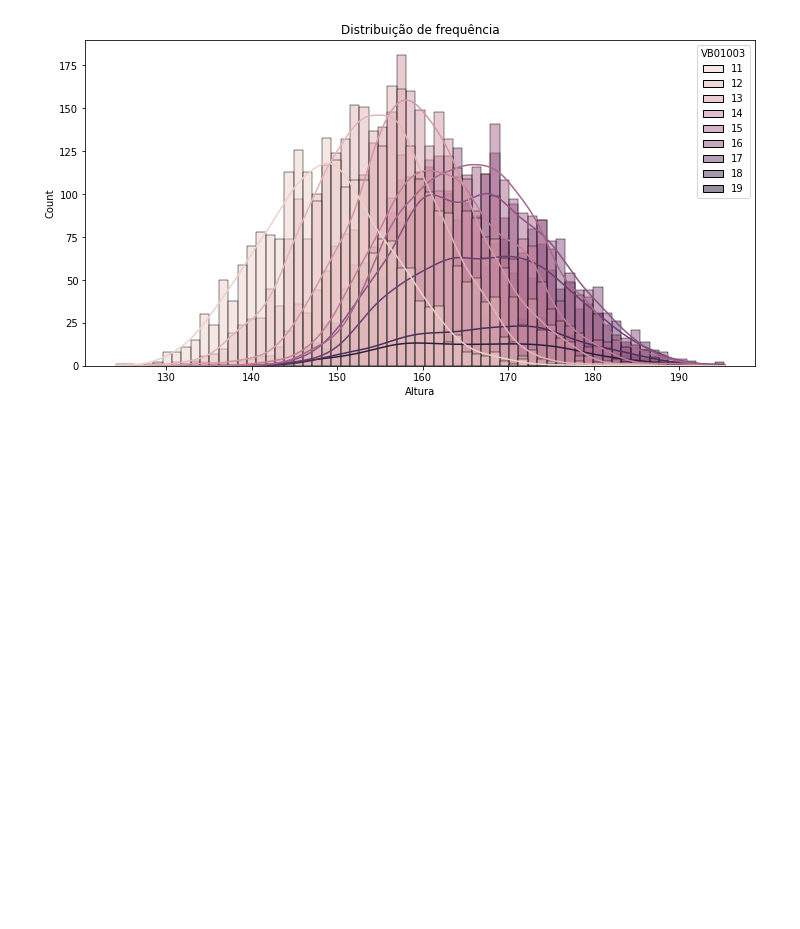
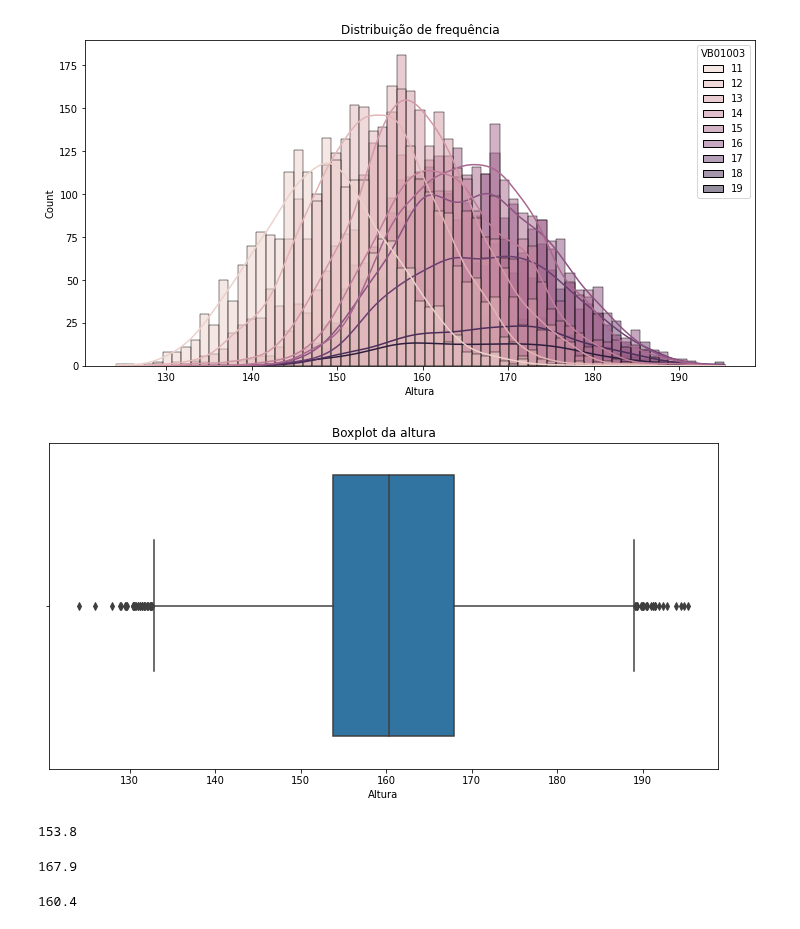
Before and after one commit to GuilhermeRuy97/BootcampDataScience, a Jupyter notebook: modulo_3_bootcamp_Data_Science.ipynb, the cells around one changed output. Saved outputs shown, nothing was run; the diff lists cells and outputs as text; code cells hidden in the pictures; blank space fills up the shorter version.

```diff
--- a/modulo_3_bootcamp_Data_Science.ipynb
+++ b/modulo_3_bootcamp_Data_Science.ipynb
@@ -450,0 +449,35 @@ ax;
+# %%
+#Para resolver tal problema, podemos utilizar um BOXPLOT
+
+ax = sns.boxplot(data = dados, x = "VB17004")
+ax.figure.set_size_inches(12, 6)
+ax.set_title("Boxplot da altura")
+ax.set_xlabel("Altura")
+ax;
+
+#O range da altura está no eixo X
+#O primeiro tracejado (aproximadamente 154cm) é o Q1 (primeiro quartil) e separa os dados em 25% (25% da população tem menos de 155cm)
+#O primeiro tracejado (aproximadamente 168cm) é o Q1 (primeiro quartil) e separa os dados em 25% (25% da população tem menos de 155cm)
+#A mediana é a linha em aproximadamente 160cm
+#As linhas em aproximadamente 133cm e 188cm são os valores mínimos e máximos (não é o mínimo e máximo da amostra)
+      #os pontos abaixo e acima disso são considerados outliers
+# %% [output]
+[figure, added]
+# %%
+#Achar o primeiro quartil
+
+dados["VB17004"].quantile(0.25)
+# %% [output]
+153.8
+# %%
+#Achar o terceiro quartil
+
+dados["VB17004"].quantile(0.75)
+# %% [output]
+167.9
+# %%
+#Achar a mediana
+
+dados["VB17004"].quantile(0.5)
+# %% [output]
+160.4
```
Also changed, not shown: parts of 5 cells of this notebook.
